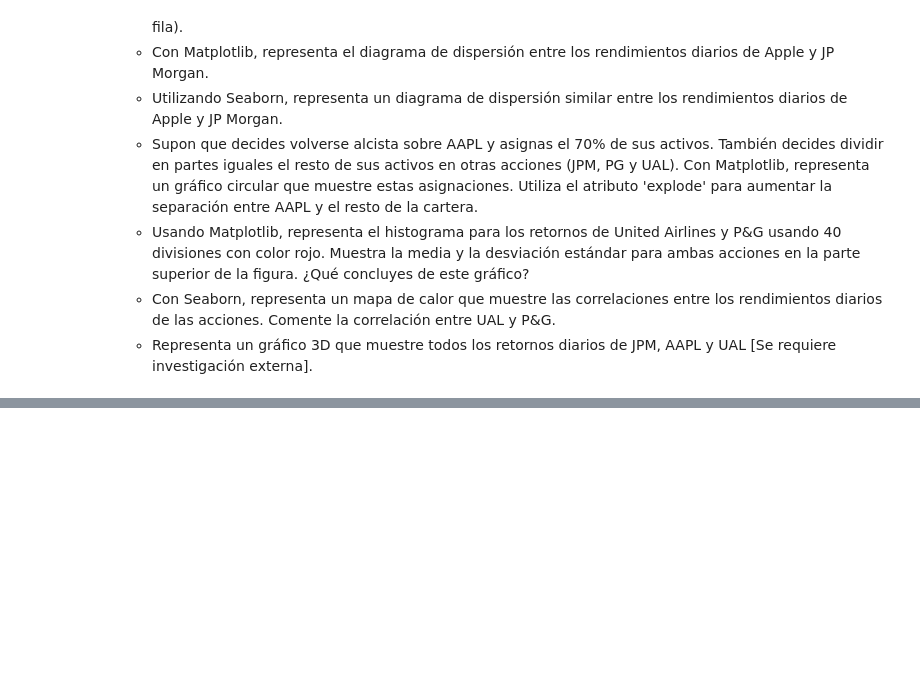
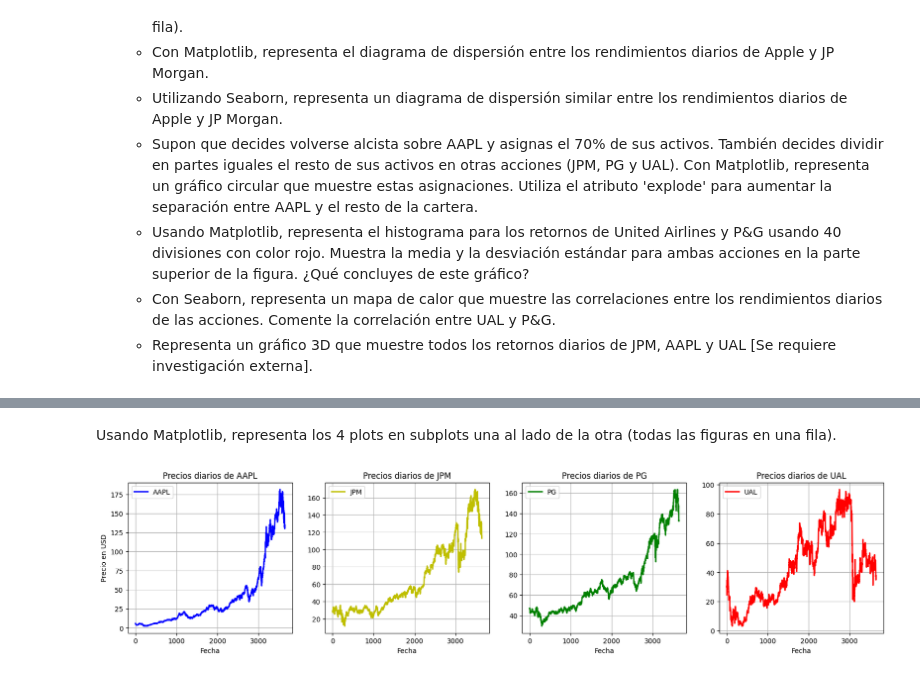
Before and after one commit to EmilioM1983/DataScience_IA, a Jupyter notebook: PROYECTO_FINAL_SECCION_3.ipynb, the cells around one changed output, grey strips where cells are left out. Cells and saved outputs as stored; diff of their text form; code cells hidden in the pictures; blank space fills up the shorter version.

```diff
--- a/PROYECTO_FINAL_SECCION_3.ipynb
+++ b/PROYECTO_FINAL_SECCION_3.ipynb
@@ -17,0 +111,37 @@
+# %% [markdown]
+Usando Matplotlib, representa los 4 plots en subplots una al lado de la otra (todas las figuras en una fila).
+# %%
+plt.figure(figsize=(20, 4))
+
+plt.subplot(1, 4, 1)
+plt.plot(df_prices['AAPL'], linewidth= 2, label='AAPL', color= 'b')
+plt.grid()
+plt.xlabel('Fecha')
+plt.ylabel('Precio en USD')
+plt.title('Precios diarios de AAPL')
+plt.legend()
+
+plt.subplot(1, 4, 2)
+plt.plot(df_prices['JPM'], linewidth= 2, label='JPM', color= 'y')
+plt.grid()
+plt.xlabel('Fecha')
+plt.title('Precios diarios de JPM')
+plt.legend()
+
+plt.subplot(1, 4, 3)
+plt.plot(df_prices['PG'], linewidth= 2, label='PG', color= 'g')
+plt.grid()
+plt.xlabel('Fecha')
+plt.title('Precios diarios de PG')
+plt.legend()
+
+plt.subplot(1, 4, 4)
+plt.plot(df_prices['UAL'], linewidth= 2, label='UAL', color= 'r')
+plt.grid()
+plt.xlabel('Fecha')
+plt.title('Precios diarios de UAL')
+plt.legend()
+
+plt.show()
+# %% [output]
+[figure, added]
```
Also changed, not shown: parts of 24 cells of this notebook.
